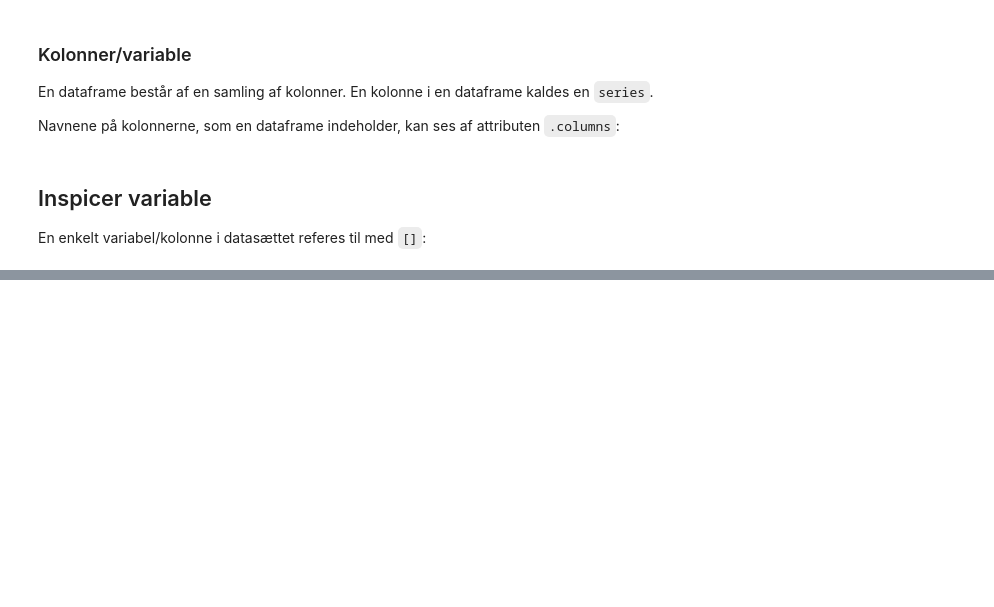
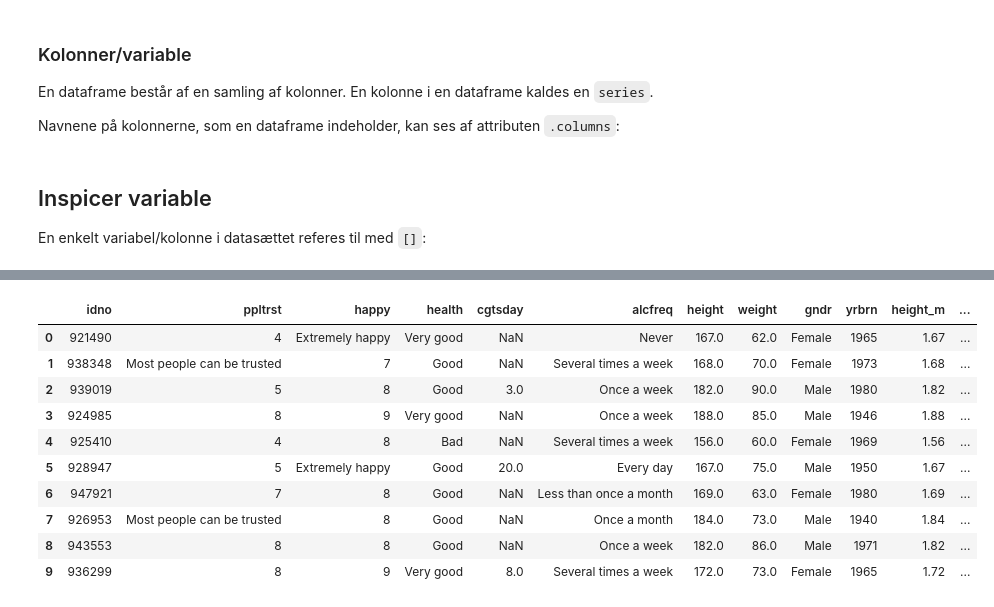
Before and after one commit to CALDISS-AAU/course_ndms-I, a Jupyter notebook: notebooks/01_python-for-data-analysis.ipynb, the cells around one changed output, grey strips where cells are left out. Saved outputs shown, nothing was run; the diff lists cells and outputs as text; code cells hidden in the pictures; blank space fills up the shorter version.

```diff
--- a/notebooks/01_python-for-data-analysis.ipynb
+++ b/notebooks/01_python-for-data-analysis.ipynb
@@ -181,0 +643,4 @@ En enkelt variabel/kolonne i datasættet referes til med `[]`:
+# %%
+ess2014['height_m'] = ess2014['height'] / 100
+
+ess2014.head()
@@ -181,0 +666,23 @@ En enkelt variabel/kolonne i datasættet referes til med `[]`:
+# %%
+quart1 = ess2014['height'].quantile(0.25)
+quart3 = ess2014['height'].quantile(0.75)
+
+ess2014['height_cat'] = np.nan # Danner en "tom" variabel bestående af missing
+
+ess2014.loc[ess2014['height'] <= quart1, 'height_cat'] = "short"
+ess2014.loc[(ess2014['height'] > quart1) & (ess2014['height'] < quart3), 'height_cat'] = "medium"
+ess2014.loc[ess2014['height'] >= quart3, 'height_cat'] = "tall"
+
+ess2014.head(10)
+# %% [output]
+|  | idno | ppltrst | happy | health | cgtsday | alcfreq | height | weight | gndr | yrbrn | height_m | ... |
+| 0 | 921490 | 4 | Extremely happy | Very good | NaN | Never | 167.0 | 62.0 | Female | 1965 | 1.67 | ... |
+| 1 | 938348 | Most people can be trusted | 7 | Good | NaN | Several times a week | 168.0 | 70.0 | Female | 1973 | 1.68 | ... |
+| 2 | 939019 | 5 | 8 | Good | 3.0 | Once a week | 182.0 | 90.0 | Male | 1980 | 1.82 | ... |
+| 3 | 924985 | 8 | 9 | Very good | NaN | Once a week | 188.0 | 85.0 | Male | 1946 | 1.88 | ... |
+| 4 | 925410 | 4 | 8 | Bad | NaN | Several times a week | 156.0 | 60.0 | Female | 1969 | 1.56 | ... |
+| 5 | 928947 | 5 | Extremely happy | Good | 20.0 | Every day | 167.0 | 75.0 | Male | 1950 | 1.67 | ... |
+| 6 | 947921 | 7 | 8 | Good | NaN | Less than once a month | 169.0 | 63.0 | Female | 1980 | 1.69 | ... |
+| 7 | 926953 | Most people can be trusted | 8 | Good | NaN | Once a month | 184.0 | 73.0 | Male | 1940 | 1.84 | ... |
+| 8 | 943553 | 8 | 8 | Good | NaN | Once a week | 182.0 | 86.0 | Male | 1971 | 1.82 | ... |
+| 9 | 936299 | 8 | 9 | Very good | 8.0 | Several times a week | 172.0 | 73.0 | Female | 1965 | 1.72 | ... |
```
Also changed, not shown: parts of 106 cells of this notebook, 1 other file.
